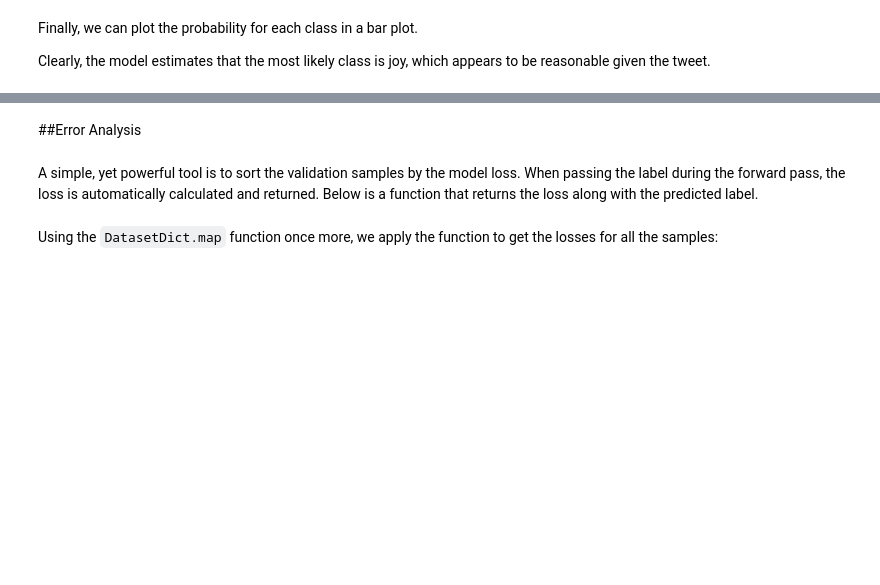
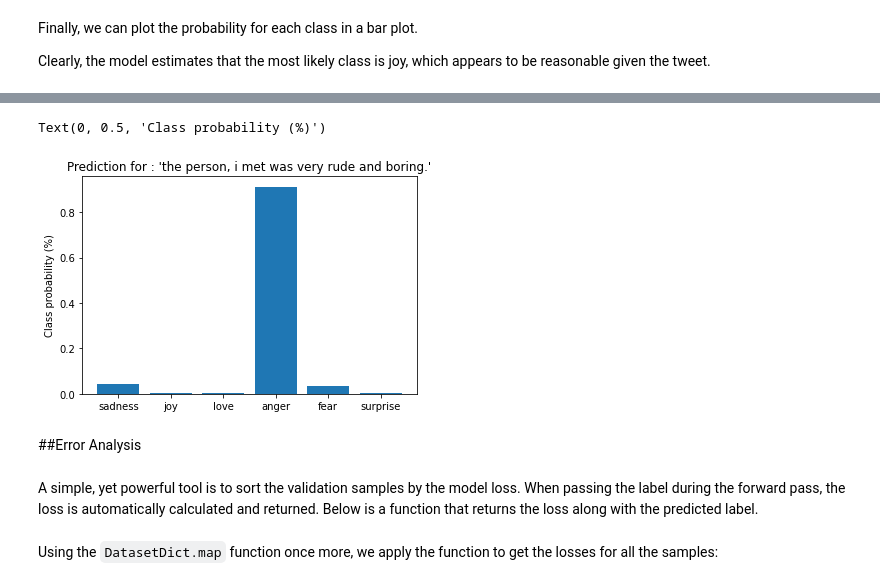
Before and after one commit to rahiakela/transformers-research-and-practice, a Jupyter notebook: natural-language-processing-with-transformers/02-text-classification/01_text_classification_using_feature_extractors.ipynb, the cells around one changed output, grey strips where cells are left out. Cells and saved outputs as stored; diff of their text form; code cells hidden in the pictures; blank space fills up the shorter version.

```diff
--- a/natural-language-processing-with-transformers/02-text-classification/01_text_classification_using_feature_extractors.ipynb
+++ b/natural-language-processing-with-transformers/02-text-classification/01_text_classification_using_feature_extractors.ipynb
@@ -708,0 +649,10 @@ plt.ylabel("Class probability (%)")
+# %%
+custom_tweet = "the person, i met was very rude and boring."
+input_tensor = tokenizer(custom_tweet, return_tensors="pt").to(device)
+print(f"Input tensor shape: {input_tensor['input_ids'].size()}")
+
+outputs = extract_hidden_states(input_tensor)
+pred_prob = lr_clf.predict_proba(outputs["hidden_state"])
+
+preds_df = pd.DataFrame(pred_prob[0])
+preds_df
@@ -709,3 +668,10 @@ plt.ylabel("Class probability (%)")
+# %%
+plt.bar(labels, preds_df[0], color="C0")
+plt.title(f"Prediction for : '{custom_tweet}'")
+plt.ylabel("Class probability (%)")
+# %% [output]
+Text(0, 0.5, 'Class probability (%)')
+[figure, added]
 # %% [markdown]
 ##Error Analysis
 # %% [markdown]
```
Also changed, not shown: parts of 42 cells of this notebook.
